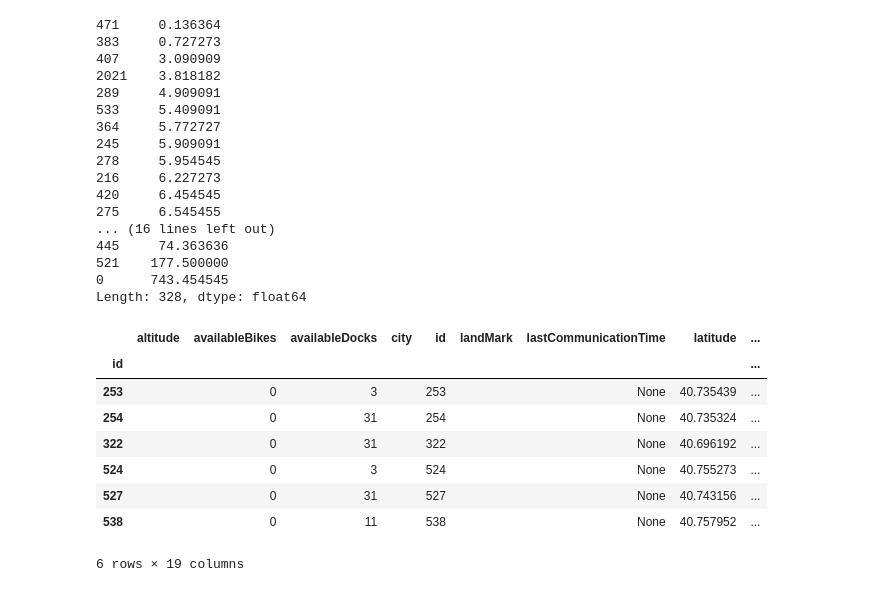
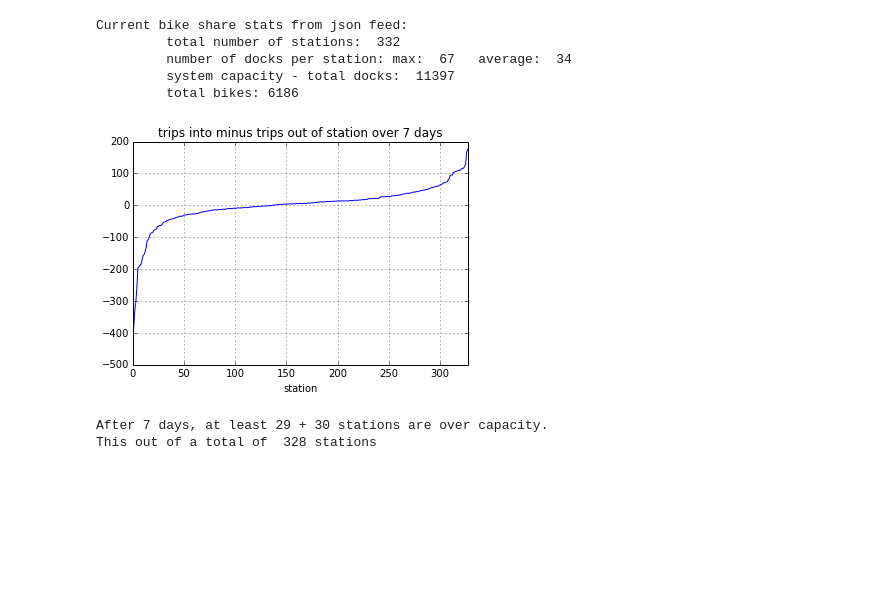
Before and after one commit to deenapatel/citibike, a Jupyter notebook: Citibike.ipynb, the cells around one changed output. Cells and saved outputs as stored; diff of their text form; code cells hidden in the pictures; blank space fills up the shorter version.

Commit message:
updated notebook and added image files

```diff
--- a/Citibike.ipynb
+++ b/Citibike.ipynb
@@ -399,34 +23,0 @@ whereisbike4[whereisbike4==521].iloc[-10:].dropna(axis=1)
-# %%
-hourbikes.max().order()
-# %% [output]
-471     0.136364
-383     0.727273
-407     3.090909
-2021    3.818182
-289     4.909091
-533     5.409091
-364     5.772727
-245     5.909091
-278     5.954545
-216     6.227273
-420     6.454545
-275     6.545455
-... (16 lines left out)
-445     74.363636
-521    177.500000
-0      743.454545
-Length: 328, dtype: float64
-# %%
-stationdf.loc[[253,254,524,538,2005,400,2001]]
-stationdf[stationdf.statusValue=='Not In Service']
-#stationdf.totalDocks.order()
-# %% [output]
-|  | altitude | availableBikes | availableDocks | city | id | landMark | lastCommunicationTime | latitude | ... |
-| id |  |  |  |  |  |  |  |  | ... |
-| 253 |  | 0 | 3 |  | 253 |  | None | 40.735439 | ... |
-| 254 |  | 0 | 31 |  | 254 |  | None | 40.735324 | ... |
-| 322 |  | 0 | 31 |  | 322 |  | None | 40.696192 | ... |
-| 524 |  | 0 | 3 |  | 524 |  | None | 40.755273 | ... |
-| 527 |  | 0 | 31 |  | 527 |  | None | 40.743156 | ... |
-| 538 |  | 0 | 11 |  | 538 |  | None | 40.757952 | ... |
-6 rows × 19 columns
@@ -432,0 +126,35 @@ stationdf[stationdf.statusValue=='Not In Service']
+# %%
+print 'Current bike share stats from json feed:'
+print '\t total number of stations: ',stationinfo.index.size
+print '\t number of docks per station: max: ', stationinfo.totalDocks.max(), \
+'\t average: ', int(round(stationinfo.totalDocks.mean()))
+print '\t system capacity - total docks: ',stationinfo.totalDocks.sum()
+print '\t total bikes:', df5.groupby('bikeid').count().count()[0]
+# %% [output]
+Current bike share stats from json feed:
+         total number of stations:  332
+         number of docks per station: max:  67   average:  34
+         system capacity - total docks:  11397
+         total bikes: 6186
+# %%
+days=7
+ar5=bikeAR(df5)
+
+sd=dt.datetime(2014,5,1)
+delta=dt.timedelta(days=days)
+st=ar5[ar5.index<sd+delta]
+bikeBal=st.groupby(['station id','station name']).sum()
+bikeBal.sort('bike',inplace=True)
+bikeBal.reset_index(inplace=True)
+
+bikeBal.bike.plot()
+plt.xlabel('station')
+plt.title('trips into minus trips out of station over '+str(days)+' days')
+plt.show()
+
+print 'After',str(delta)[:7],'at least',bikeBal.bike[bikeBal.bike<-60].count(),'+',bikeBal.bike[bikeBal.bike>60].count(), \
+'stations are over capacity. \nThis out of a total of ',bikeBal.bike.count(),'stations'
+# %% [output]
+[figure, added]
+After 7 days, at least 29 + 30 stations are over capacity.
+This out of a total of  328 stations
```
Also changed, not shown: parts of 79 cells of this notebook, 3 other files.
